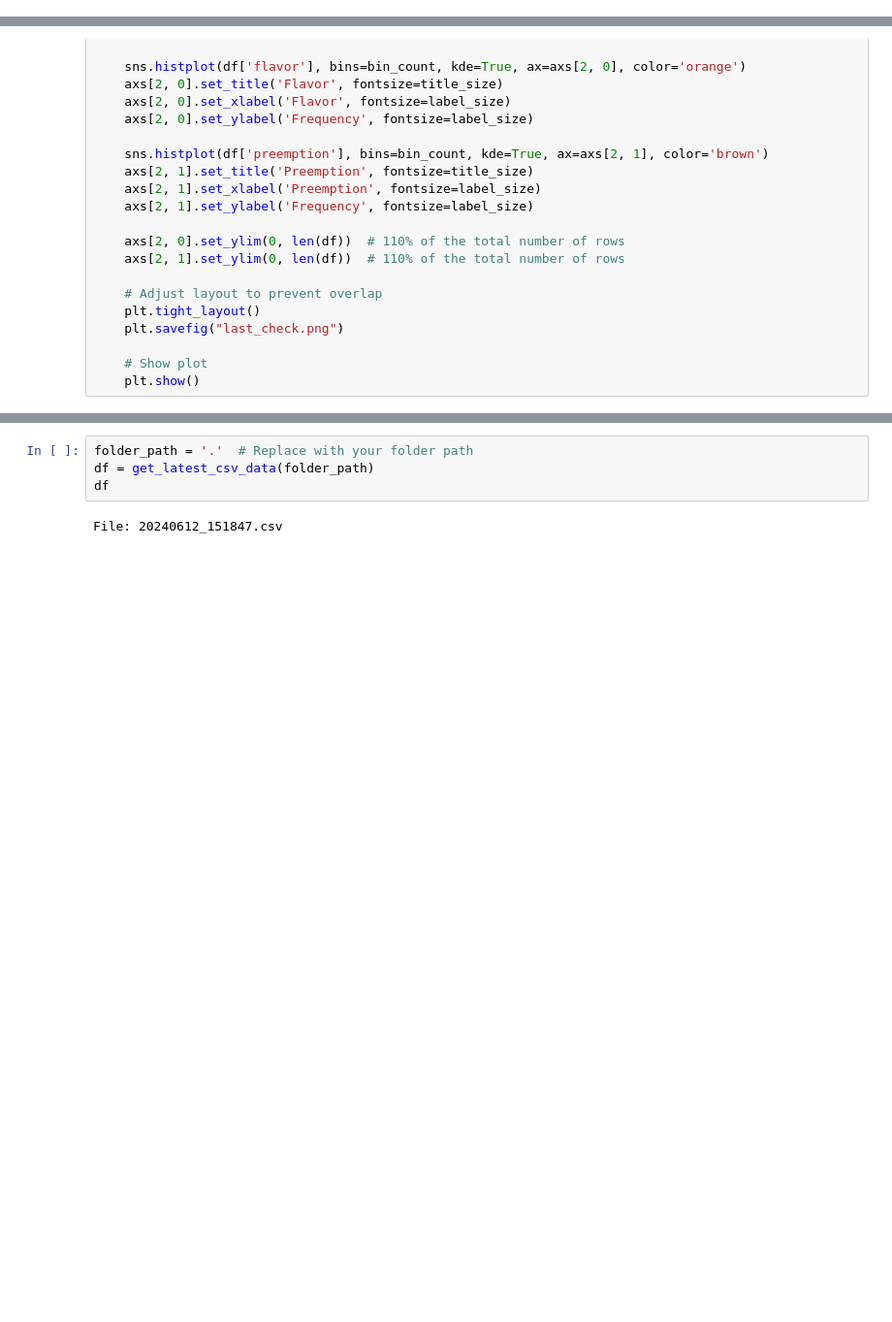
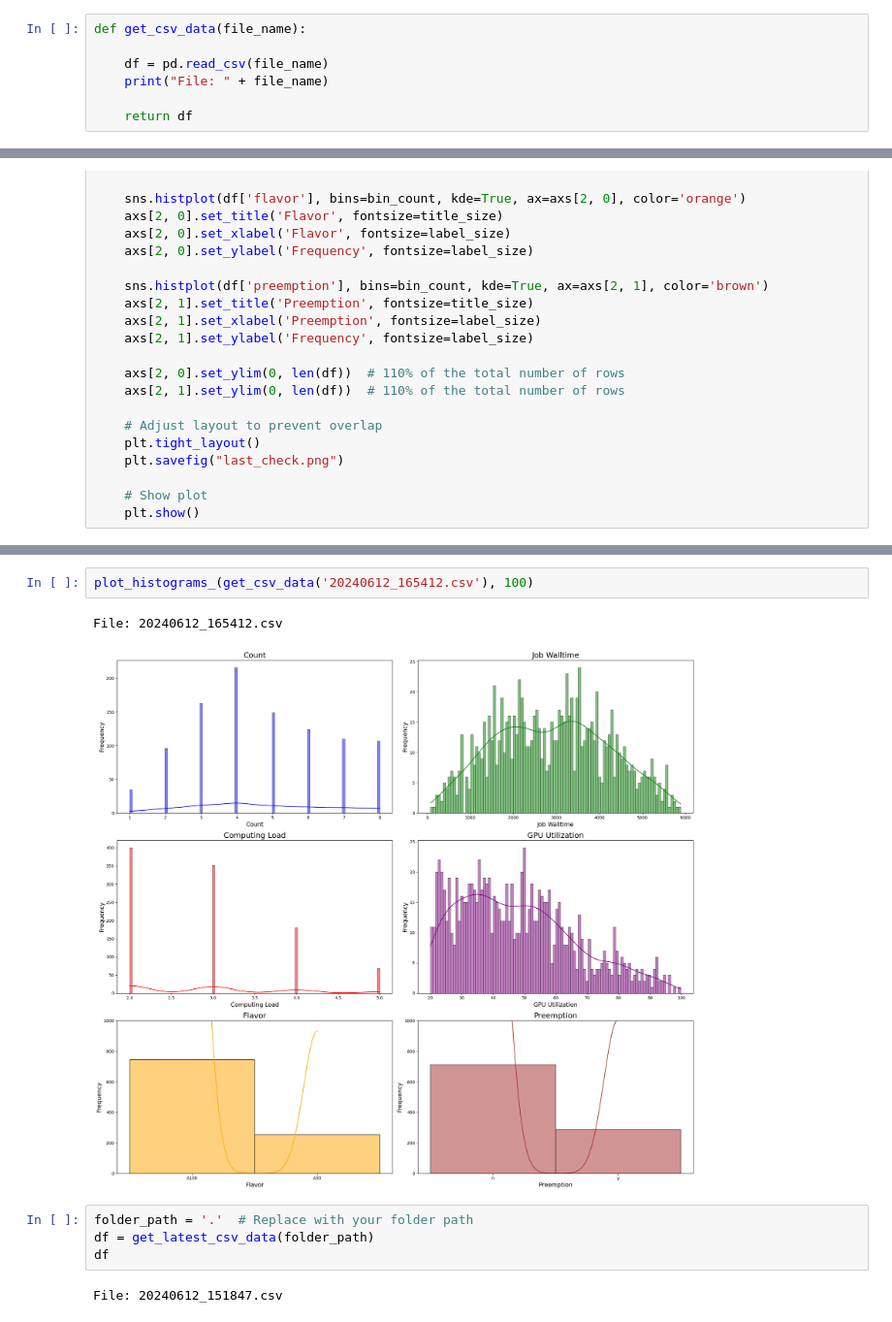
Before and after one commit to mystous/gpu_scheduler, a Jupyter notebook: gen_data/check_datafile.ipynb, the cells around one changed output, grey strips where cells are left out. Shown at 97% size. Saved outputs shown, nothing was run; the diff lists cells and outputs as text; blank space fills up the shorter version.

```diff
--- a/gen_data/check_datafile.ipynb
+++ b/gen_data/check_datafile.ipynb
@@ -31,6 +31,13 @@ def get_latest_csv_data(folder_path):
     print("File: " + latest_file)
 
     return df
+# %%
+def get_csv_data(file_name):
+
+    df = pd.read_csv(file_name)
+    print("File: " + file_name)
+
+    return df
 # %%
 def plot_histograms_(df, bin_count):
     fig, axs = plt.subplots(3, 2, figsize=(20, 18))  # Adjusted figure size for better visibility
@@ -87,3 +94,8 @@ File: 20240613_010453.csv
+# %%
+plot_histograms_(get_csv_data('20240612_165412.csv'), 100)
+# %% [output]
+File: 20240612_165412.csv
+[figure, added]
 # %%
 folder_path = '.'  # Replace with your folder path
 df = get_latest_csv_data(folder_path)
```
Also changed, not shown: parts of 1 cell of this notebook, 9 other files.
